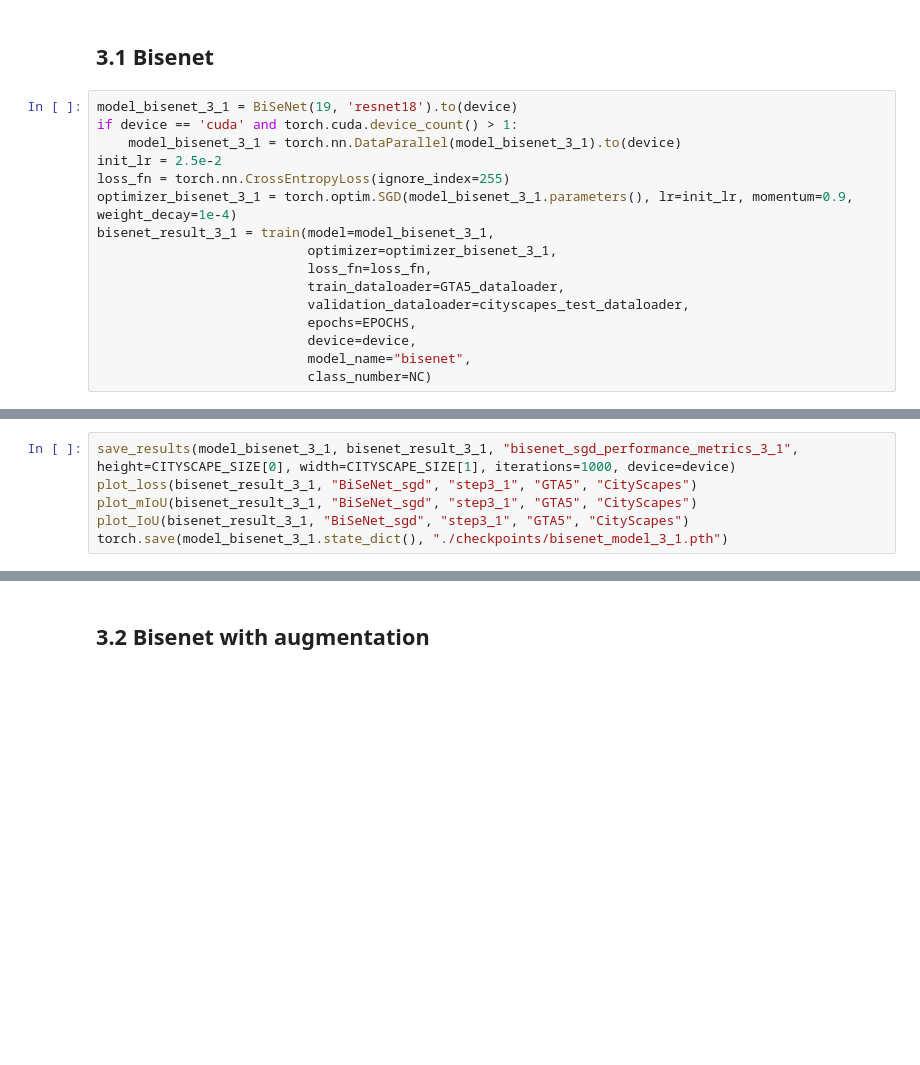
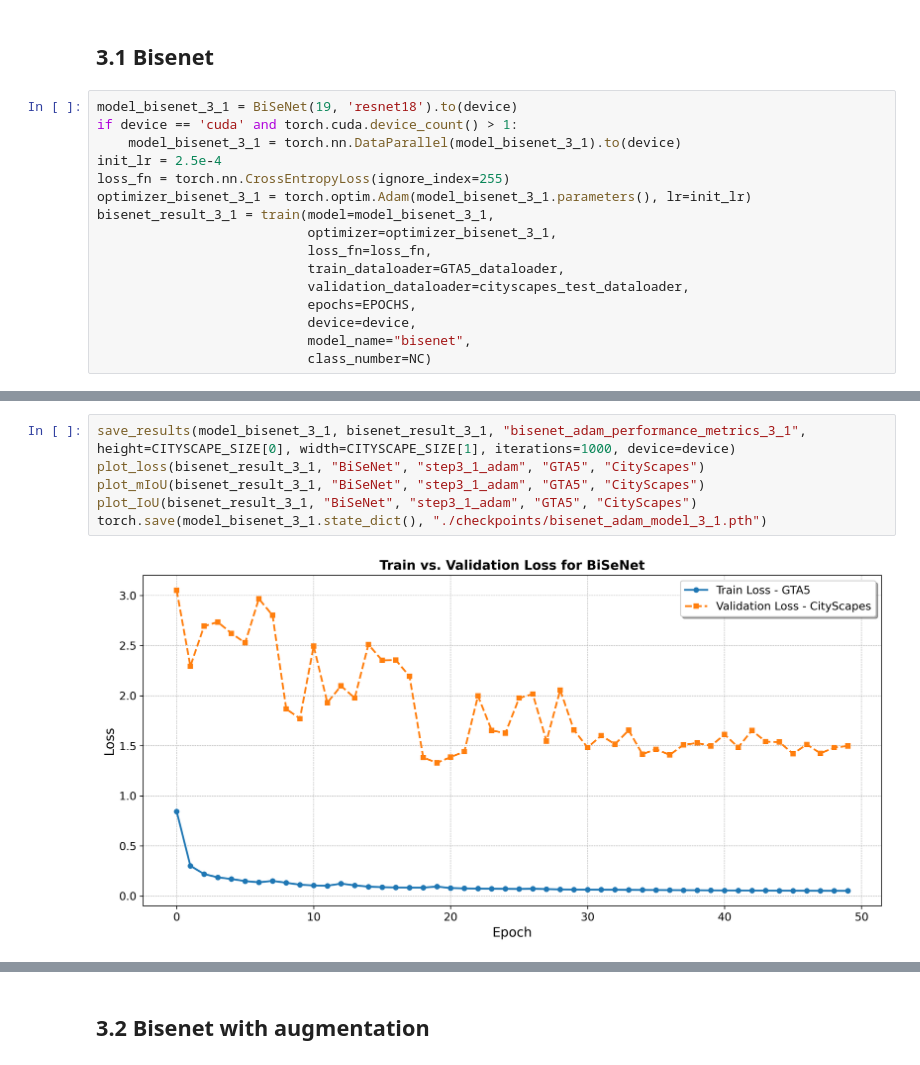
Before and after one commit to ardaerendogru/Unsupervised-Domain-Adaptation-in-Semantic-Segmentation, a Jupyter notebook: main.ipynb, the cells around one changed output, grey strips where cells are left out. Drawn from its saved outputs; the diff is of its cells as text; blank space fills up the shorter version.

```diff
--- a/main.ipynb
+++ b/main.ipynb
@@ -100,9 +122,9 @@ torch.save(model_bisenet.state_dict(), "./checkpoints/bisenet_sgd_model_2_2.pth"
 model_bisenet_3_1 = BiSeNet(19, 'resnet18').to(device)
 if device == 'cuda' and torch.cuda.device_count() > 1:
     model_bisenet_3_1 = torch.nn.DataParallel(model_bisenet_3_1).to(device)
-init_lr = 2.5e-2
+init_lr = 2.5e-4
 loss_fn = torch.nn.CrossEntropyLoss(ignore_index=255)
-optimizer_bisenet_3_1 = torch.optim.SGD(model_bisenet_3_1.parameters(), lr=init_lr, momentum=0.9, weight_decay=1e-4)
+optimizer_bisenet_3_1 = torch.optim.Adam(model_bisenet_3_1.parameters(), lr=init_lr)
 bisenet_result_3_1 = train(model=model_bisenet_3_1,
                            optimizer=optimizer_bisenet_3_1,
                            loss_fn=loss_fn,
@@ -115,6 +156,8 @@ bisenet_result_3_1 = train(model=model_bisenet_3_1,
 # %%
-save_results(model_bisenet_3_1, bisenet_result_3_1, "bisenet_sgd_performance_metrics_3_1", height=CITYSCAPE_SIZE[0], width=CITYSCAPE_SIZE[1], iterations=1000, device=device)
-plot_loss(bisenet_result_3_1, "BiSeNet_sgd", "step3_1", "GTA5", "CityScapes")
-plot_mIoU(bisenet_result_3_1, "BiSeNet_sgd", "step3_1", "GTA5", "CityScapes")
-plot_IoU(bisenet_result_3_1, "BiSeNet_sgd", "step3_1", "GTA5", "CityScapes")
-torch.save(model_bisenet_3_1.state_dict(), "./checkpoints/bisenet_model_3_1.pth")
+save_results(model_bisenet_3_1, bisenet_result_3_1, "bisenet_adam_performance_metrics_3_1", height=CITYSCAPE_SIZE[0], width=CITYSCAPE_SIZE[1], iterations=1000, device=device)
+plot_loss(bisenet_result_3_1, "BiSeNet", "step3_1_adam", "GTA5", "CityScapes")
+plot_mIoU(bisenet_result_3_1, "BiSeNet", "step3_1_adam", "GTA5", "CityScapes")
+plot_IoU(bisenet_result_3_1, "BiSeNet", "step3_1_adam", "GTA5", "CityScapes")
+torch.save(model_bisenet_3_1.state_dict(), "./checkpoints/bisenet_adam_model_3_1.pth")
+# %% [output]
+[figure, added]
```
Also changed, not shown: parts of 8 cells of this notebook, 6 other files.
